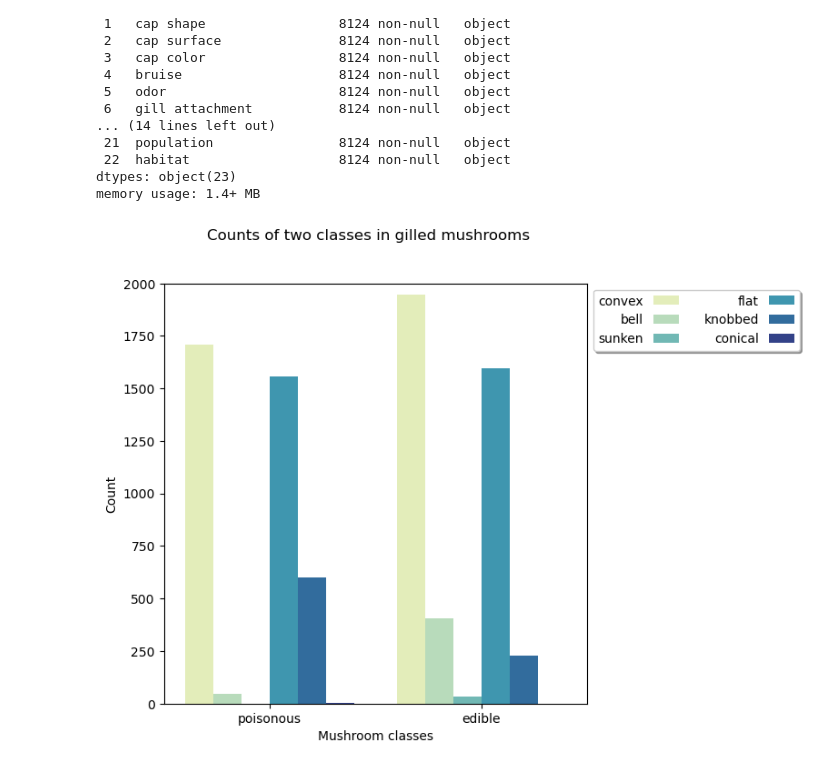
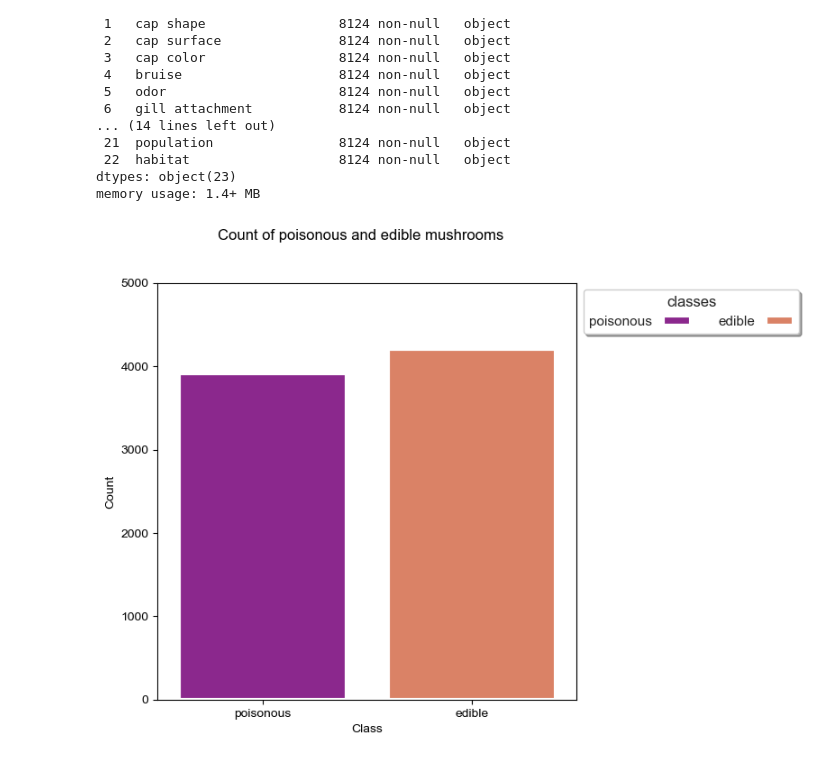
Before and after one commit to alecfei/gilled-mushrooms, a Jupyter notebook: mushroom.ipynb, the cells around one changed output. Saved outputs shown, nothing was run; the diff lists cells and outputs as text; code cells hidden in the pictures.

Commit message:
visualisation

```diff
--- a/mushroom.ipynb
+++ b/mushroom.ipynb
@@ -182,20 +193,21 @@ import plotly.express as px
 #import mplcursors
 # %%
 fig, axes = plt.subplots(figsize = (6, 6))
-fig.suptitle("Counts of two classes in gilled mushrooms")
-#sns.set_theme(style="whitegrid")
+fig.suptitle("Count of poisonous and edible mushrooms")
+sns.set_theme(style = "whitegrid")
 sns.countplot(ax = axes, data = mushroom, x = "classes",
-              linewidth = 3, hue = "cap shape", palette = "YlGnBu")
-axes.set_xlabel("Mushroom classes")
+              linewidth = 3, hue = "classes",
+              palette = "plasma", dodge = False)
+axes.set_xlabel("Class")
 axes.set_ylabel("Count")
-plt.legend(#title = "classes",
+plt.legend(title = "classes",
            #labels = ["edible", "poisonous"],
            bbox_to_anchor = (1, 1),
            frameon = True,
            ncol = 2,
            markerfirst = False,
            shadow = True)
-plt.ylim(0, 2000)
+plt.ylim(0, 5000)
 plt.show()
 # %% [output]
-[figure, old version]
+[figure, new version]
```
Also changed, not shown: parts of 7 cells of this notebook, 1 other file.
